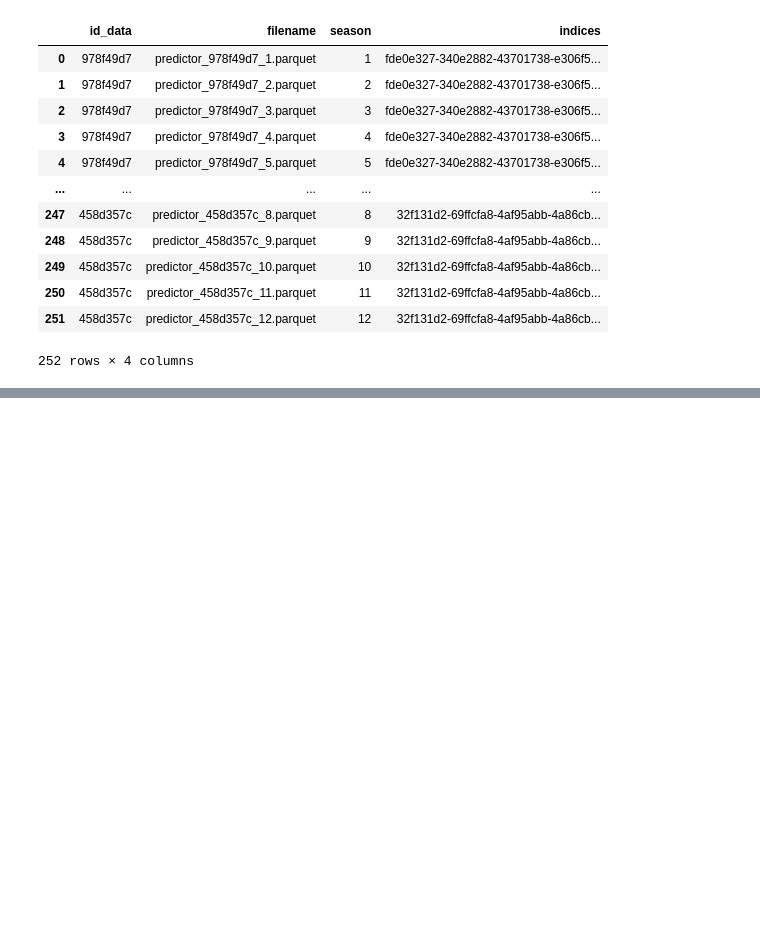
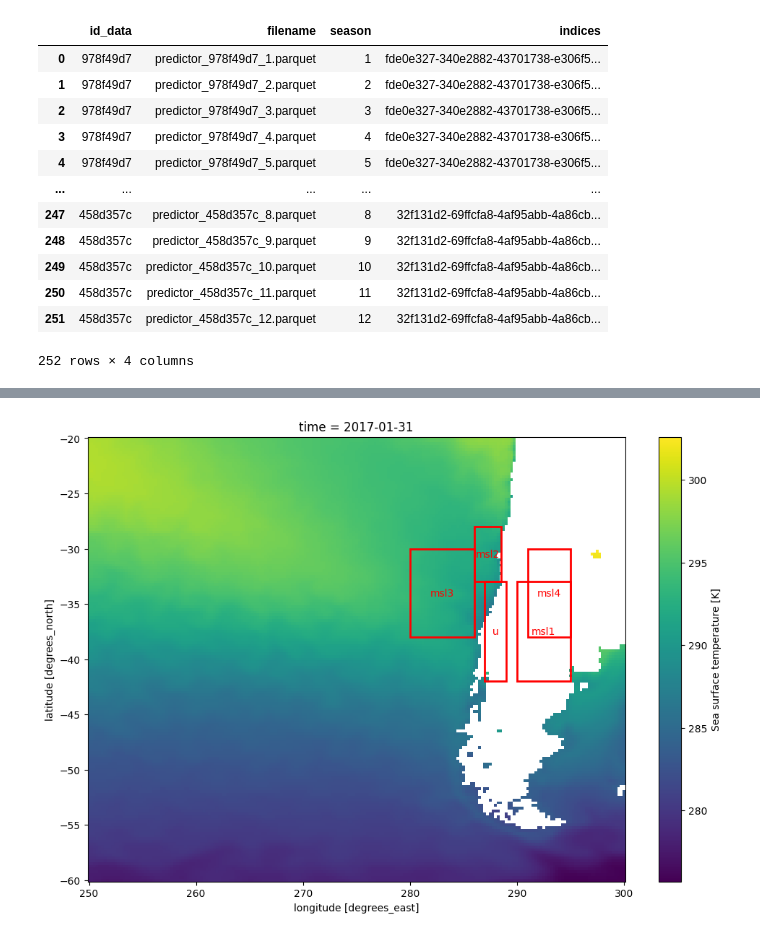
Before and after one commit to martinpavez/data, a Jupyter notebook: hw_extra/notebooks_results/sera_opt_results_v2.ipynb, the cells around one changed output, grey strips where cells are left out. Cells and saved outputs as stored; diff of their text form; code cells hidden in the pictures; blank space fills up the shorter version.

```diff
--- a/hw_extra/notebooks_results/sera_opt_results_v2.ipynb
+++ b/hw_extra/notebooks_results/sera_opt_results_v2.ipynb
@@ -240,0 +338,30 @@ Best id experiments: []
+# %%
+boxes_chile = {
+    "u" : [287,289,-42,-33],
+    "msl1": [290,295,-42,-33],
+    "msl2": [286,288.5,-33,-28],
+    "msl3": [280,286,-38,-30],
+    "msl4": [291,295,-38,-30]
+}
+
+fig, ax = plt.subplots(figsize=(12, 8))
+
+data_single.sel(longitude=slice(250,300), latitude=slice(-60,-20), time="2017-01").sst.plot(ax=ax)
+
+for box_id, coords in boxes_chile.items():
+    lon_min, lon_max, lat_min, lat_max = coords
+    width = lon_max - lon_min
+    height = lat_max - lat_min
+
+    # Create rectangle patch
+    rect = mpatches.Rectangle((lon_min, lat_min), width, height,
+                             fill=False, edgecolor='red', linewidth=2)
+    ax.add_patch(rect)
+
+    # Optionally add a label
+    ax.text(lon_min + width/2, lat_min + height/2, f"{box_id}",
+            ha='center', va='center', color='red')
+
+plt.show()
+# %% [output]
+[figure, added]
```
Also changed, not shown: parts of 26 cells of this notebook, 19 other files.
